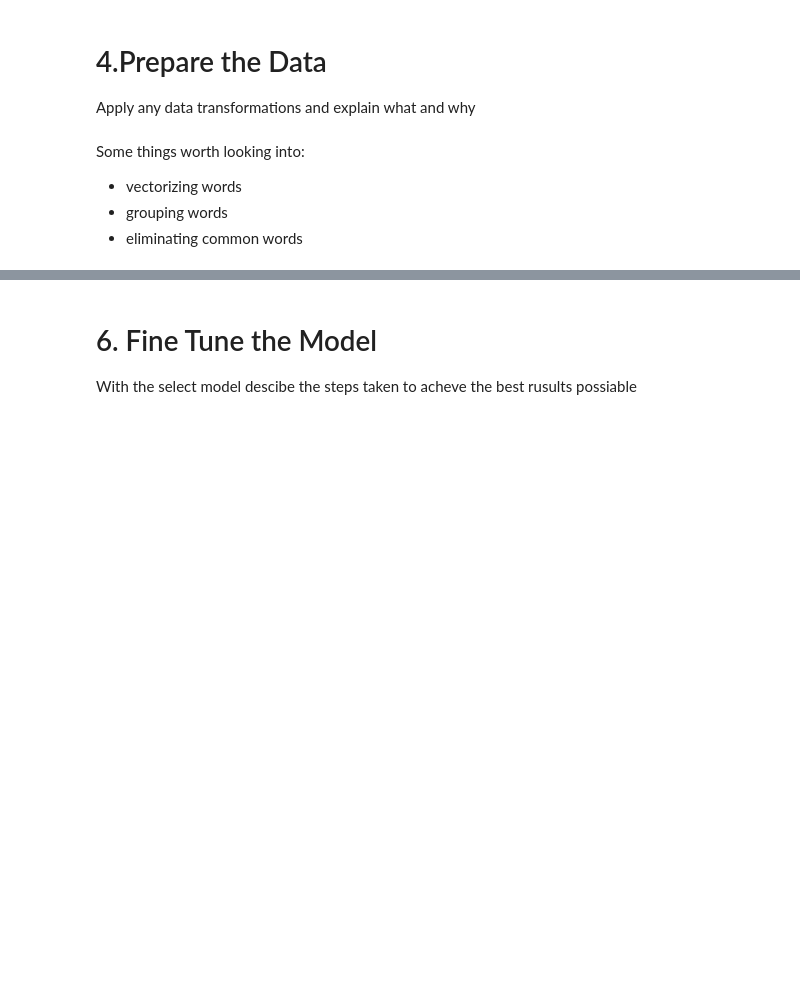
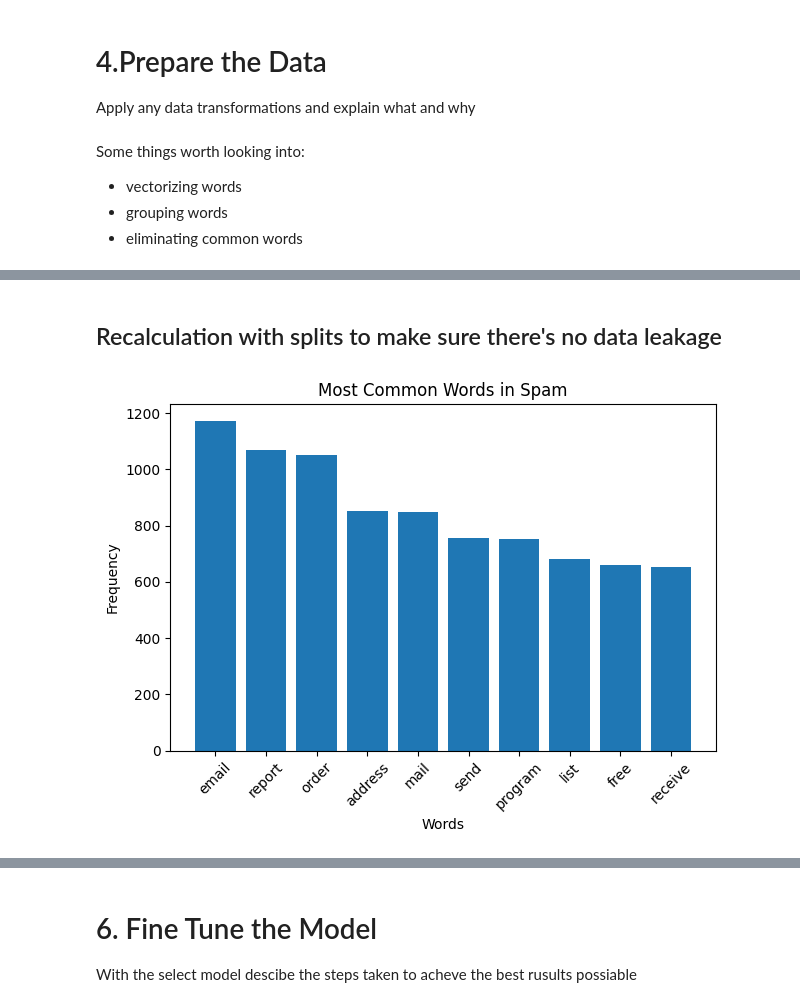
Before and after one commit to Kyra15/MachineLearningAHS, a Jupyter notebook: Project_4/Project_4.ipynb, the cells around one changed output, grey strips where cells are left out. Drawn from its saved outputs; the diff is of its cells as text; code cells hidden in the pictures; blank space fills up the shorter version.

```diff
--- a/Project_4/Project_4.ipynb
+++ b/Project_4/Project_4.ipynb
@@ -491 +394,3 @@ Using selected ML models, experment with your choices and describe your findings
+# %% [markdown]
+## Recalculation with splits to make sure there's no data leakage
 # %%
@@ -504 +404,48 @@ X_train_text, X_test_text, X_train_num, X_test_num, y_train, y_test = train_test
 )
+# %%
+def clean_text(text):
+    cleaned = re.sub(r'[^A-Za-z\s]', '', text).lower()
+    stopwords = set(STOPWORDS)
+    tokens = [word for word in cleaned.split() if word not in stopwords and len(word) > 2]
+    return tokens
+# %%
+# frequency of the most common spam/ham words in each message
+# i think i really need to learn sklearn pipeline
+
+train_data = pd.DataFrame({'text': X_train_text, 'is_spam': y_train})
+train_data['clean'] = train_data['text'].apply(lambda x: clean_text(x))
+
+train_spam_counter = collections.Counter(' '.join(train_data[train_data['is_spam']==1]['clean'].sum()).split())
+train_ham_counter = collections.Counter(' '.join(train_data[train_data['is_spam']==0]['clean'].sum()).split())
+
+s_words, s_counts = zip(*train_spam_counter.most_common(20))
+h_words, h_counts = zip(*train_ham_counter.most_common(20))
+
+train_data["spam_most_common_freq"] = train_data["clean"].apply(
+    lambda x: np.sum([collections.Counter(x)[word.lower()] for word in s_words])
+).values.reshape(-1, 1)
+
+train_data["ham_most_common_freq"] = train_data["clean"].apply(
+    lambda x: np.sum([collections.Counter(x)[word.lower()] for word in h_words])
+).values.reshape(-1, 1)
+
+test_data = pd.DataFrame({'text': X_test_text, 'is_spam': y_test})
+test_data['clean'] = test_data['text'].apply(lambda x: clean_text(x))
+
+test_data["spam_most_common_freq"] = test_data["clean"].apply(
+    lambda x: np.sum([collections.Counter(x)[word.lower()] for word in s_words])
+).values.reshape(-1, 1)
+
+test_data["ham_most_common_freq"] = test_data["clean"].apply(
+    lambda x: np.sum([collections.Counter(x)[word.lower()] for word in h_words])
+).values.reshape(-1, 1)
+# %%
+plt.bar(s_words[:10], s_counts[:10])
+plt.title('Most Common Words in Spam')
+plt.xlabel('Words')
+plt.ylabel('Frequency')
+plt.xticks(rotation=45)
+plt.tight_layout()
+plt.show()
+# %% [output]
+[figure, added]
```
Also changed, not shown: parts of 57 cells of this notebook, 5 other files.
